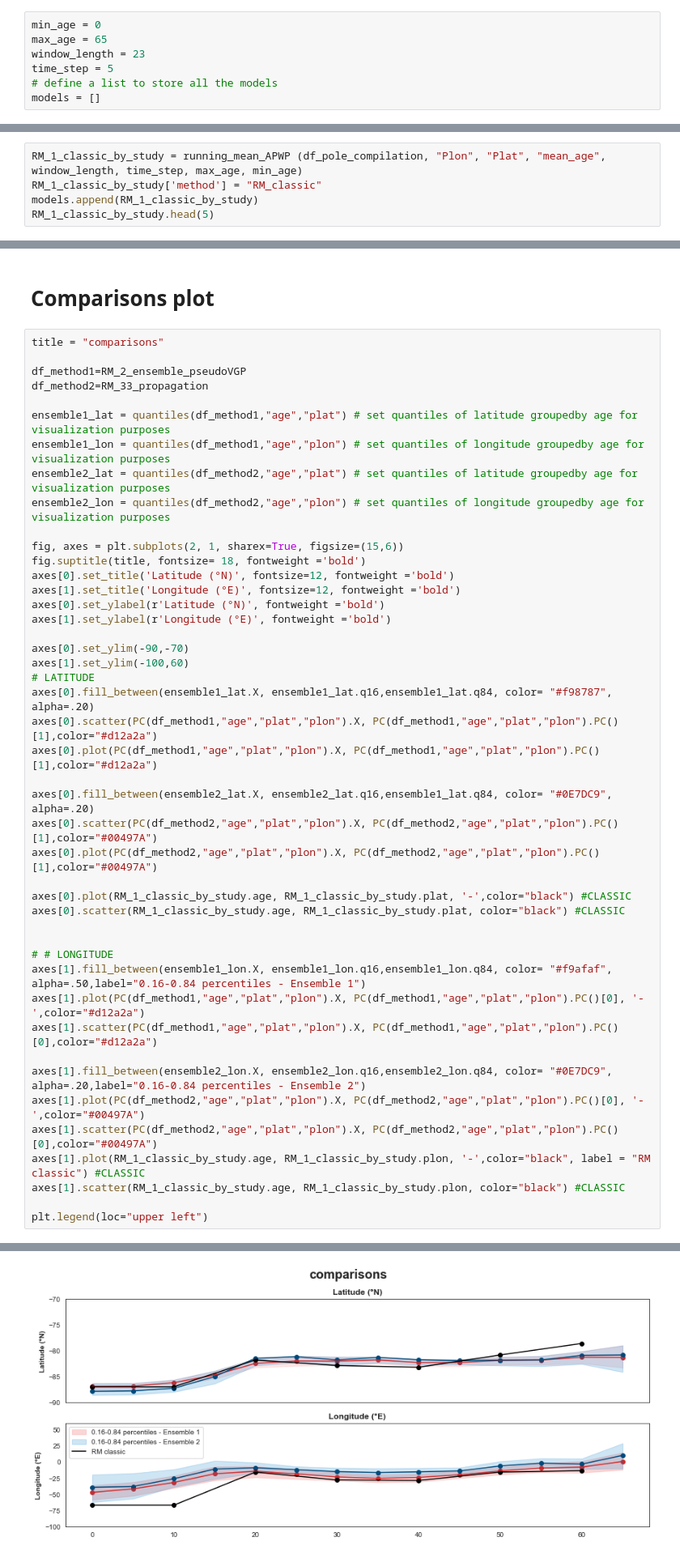
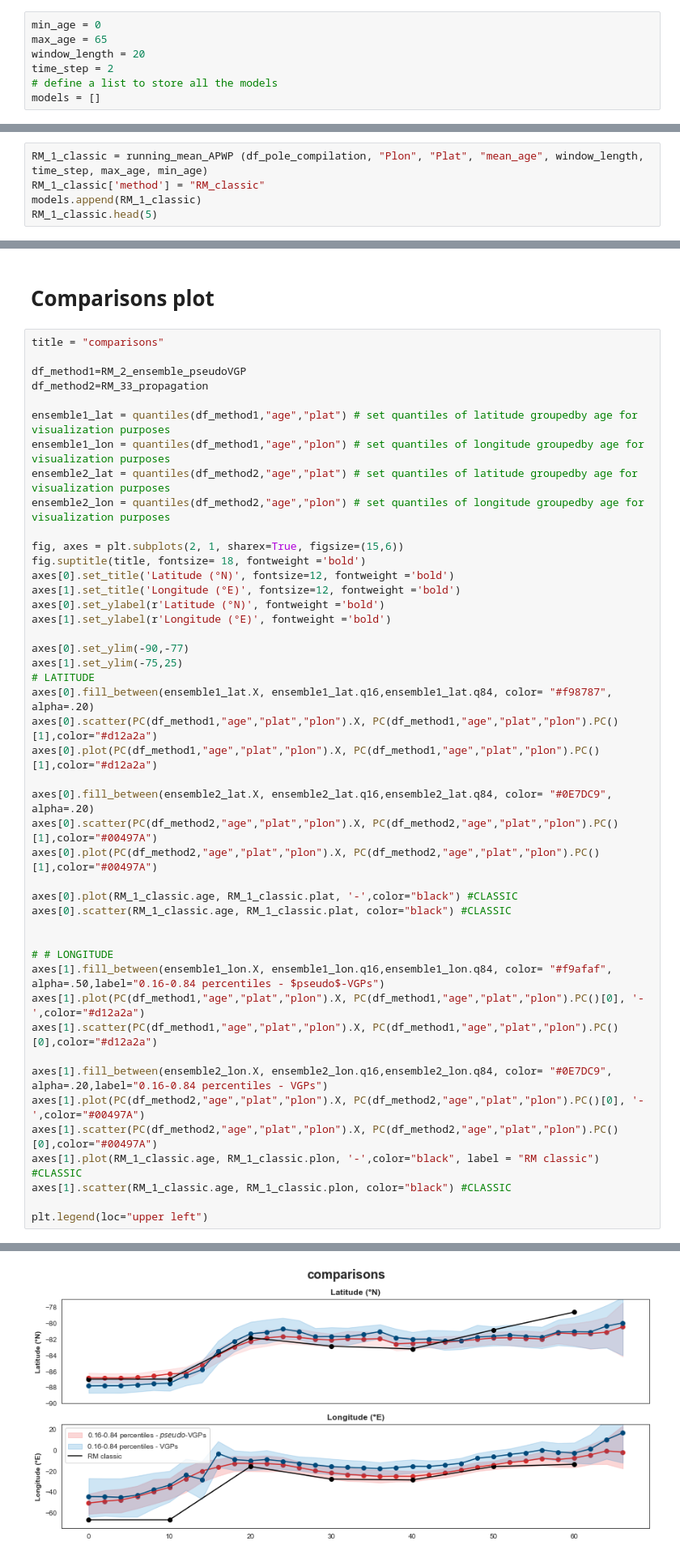
Before and after one commit to PolarWandering/Young_CEED, a Jupyter notebook: 6_comparisons.ipynb, the cells around one changed output, grey strips where cells are left out. Shown at 81% size. Drawn from its saved outputs; the diff is of its cells as text.

```diff
--- a/6_comparisons.ipynb
+++ b/6_comparisons.ipynb
@@ -29,17 +29,17 @@ df_pole_compilation  = pd.read_csv(current_path +'/data/df_pole_compilation_by_s
 # %%
 min_age = 0
 max_age = 65
-window_length = 23
-time_step = 5
+window_length = 20
+time_step = 2
 # define a list to store all the models
 models = []
 # %% [markdown]
 ### 1. Running means classic approach on poles
 # %%
-RM_1_classic_by_study = running_mean_APWP (df_pole_compilation, "Plon", "Plat", "mean_age", window_length, time_step, max_age, min_age)
-RM_1_classic_by_study['method'] = "RM_classic"
-models.append(RM_1_classic_by_study)
-RM_1_classic_by_study.head(5)
+RM_1_classic = running_mean_APWP (df_pole_compilation, "Plon", "Plat", "mean_age", window_length, time_step, max_age, min_age)
+RM_1_classic['method'] = "RM_classic"
+models.append(RM_1_classic)
+RM_1_classic.head(5)
 # %% [output]
 |  | age | N | n_studies | k | A95 | csd | plon | plat | method |
 | 0 | 0.0 | 15.0 | 15.0 | 157.806367 | 3.053286 | 6.447966 | -67.163587 | -87.015353 | RM_classic |
@@ -177,40 +177,40 @@ ensemble1_lon = quantiles(df_method1,"age","plon") # set quantiles of longitude
 ensemble2_lat = quantiles(df_method2,"age","plat") # set quantiles of latitude groupedby age for visualization purposes
 ensemble2_lon = quantiles(df_method2,"age","plon") # set quantiles of longitude groupedby age for visualization purposes
 
 fig, axes = plt.subplots(2, 1, sharex=True, figsize=(15,6))
 fig.suptitle(title, fontsize= 18, fontweight ='bold')
 axes[0].set_title('Latitude (°N)', fontsize=12, fontweight ='bold')
 axes[1].set_title('Longitude (°E)', fontsize=12, fontweight ='bold')
 axes[0].set_ylabel(r'Latitude (°N)', fontweight ='bold')
 axes[1].set_ylabel(r'Longitude (°E)', fontweight ='bold')
 
-axes[0].set_ylim(-90,-70)
-axes[1].set_ylim(-100,60)
+axes[0].set_ylim(-90,-77)
+axes[1].set_ylim(-75,25)
 # LATITUDE
 axes[0].fill_between(ensemble1_lat.X, ensemble1_lat.q16,ensemble1_lat.q84, color= "#f98787", alpha=.20)
 axes[0].scatter(PC(df_method1,"age","plat","plon").X, PC(df_method1,"age","plat","plon").PC()[1],color="#d12a2a")
 axes[0].plot(PC(df_method1,"age","plat","plon").X, PC(df_method1,"age","plat","plon").PC()[1],color="#d12a2a")
 
-axes[0].fill_between(ensemble2_lat.X, ensemble2_lat.q16,ensemble1_lat.q84, color= "#0E7DC9", alpha=.20)
+axes[0].fill_between(ensemble2_lat.X, ensemble2_lat.q16,ensemble2_lat.q84, color= "#0E7DC9", alpha=.20)
 axes[0].scatter(PC(df_method2,"age","plat","plon").X, PC(df_method2,"age","plat","plon").PC()[1],color="#00497A")
 axes[0].plot(PC(df_method2,"age","plat","plon").X, PC(df_method2,"age","plat","plon").PC()[1],color="#00497A")
 
-axes[0].plot(RM_1_classic_by_study.age, RM_1_classic_by_study.plat, '-',color="black") #CLASSIC
-axes[0].scatter(RM_1_classic_by_study.age, RM_1_classic_by_study.plat, color="black") #CLASSIC
+axes[0].plot(RM_1_classic.age, RM_1_classic.plat, '-',color="black") #CLASSIC
+axes[0].scatter(RM_1_classic.age, RM_1_classic.plat, color="black") #CLASSIC
 
 
 # # LONGITUDE
-axes[1].fill_between(ensemble1_lon.X, ensemble1_lon.q16,ensemble1_lon.q84, color= "#f9afaf", alpha=.50,label="0.16-0.84 percentiles - Ensemble 1")
+axes[1].fill_between(ensemble1_lon.X, ensemble1_lon.q16,ensemble1_lon.q84, color= "#f9afaf", alpha=.50,label="0.16-0.84 percentiles - $pseudo$-VGPs")
 axes[1].plot(PC(df_method1,"age","plat","plon").X, PC(df_method1,"age","plat","plon").PC()[0], '-',color="#d12a2a")
 axes[1].scatter(PC(df_method1,"age","plat","plon").X, PC(df_method1,"age","plat","plon").PC()[0],color="#d12a2a")
 
-axes[1].fill_between(ensemble2_lon.X, ensemble2_lon.q16,ensemble2_lon.q84, color= "#0E7DC9", alpha=.20,label="0.16-0.84 percentiles - Ensemble 2")
+axes[1].fill_between(ensemble2_lon.X, ensemble2_lon.q16,ensemble2_lon.q84, color= "#0E7DC9", alpha=.20,label="0.16-0.84 percentiles - VGPs")
 axes[1].plot(PC(df_method2,"age","plat","plon").X, PC(df_method2,"age","plat","plon").PC()[0], '-',color="#00497A")
 axes[1].scatter(PC(df_method2,"age","plat","plon").X, PC(df_method2,"age","plat","plon").PC()[0],color="#00497A")
-axes[1].plot(RM_1_classic_by_study.age, RM_1_classic_by_study.plon, '-',color="black", label = "RM classic") #CLASSIC
-axes[1].scatter(RM_1_classic_by_study.age, RM_1_classic_by_study.plon, color="black") #CLASSIC
+axes[1].plot(RM_1_classic.age, RM_1_classic.plon, '-',color="black", label = "RM classic") #CLASSIC
+axes[1].scatter(RM_1_classic.age, RM_1_classic.plon, color="black") #CLASSIC
 
 plt.legend(loc="upper left")
 # %% [output]
 <matplotlib.legend.Legend at 0x...>
-[figure, old version]
+[figure, new version]
```
Also changed, not shown: parts of 10 cells of this notebook.
